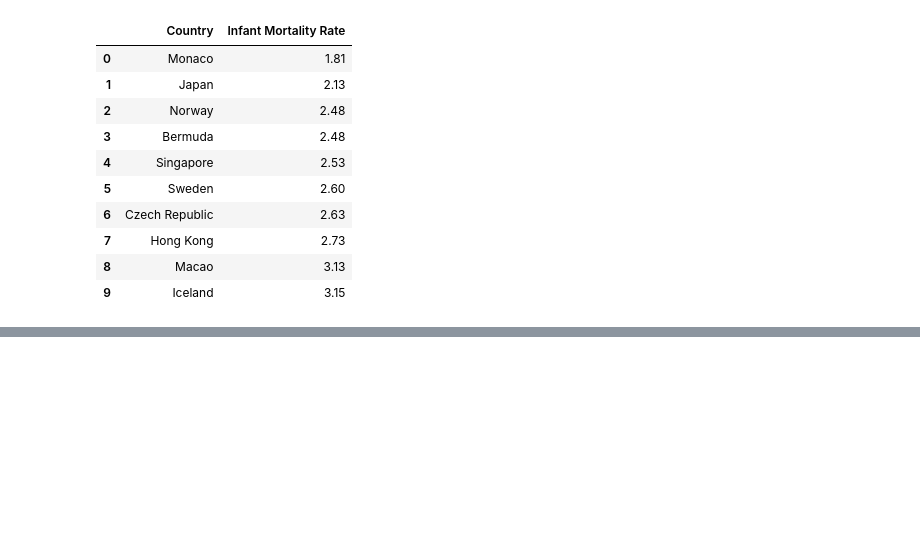
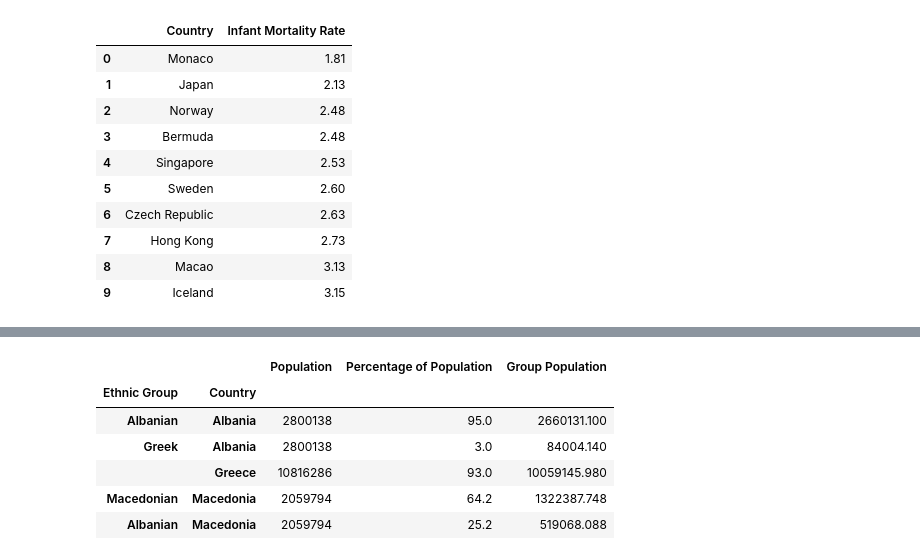
Before and after one commit to ch0ndawg/springboard, a Jupyter notebook: data_wrangling_xml/sliderule_dsi_xml_exercise.ipynb, the cells around one changed output, grey strips where cells are left out. Cells and saved outputs as stored; diff of their text form; code cells hidden in the pictures; blank space fills up the shorter version.

```diff
--- a/data_wrangling_xml/sliderule_dsi_xml_exercise.ipynb
+++ b/data_wrangling_xml/sliderule_dsi_xml_exercise.ipynb
@@ -183,0 +211,12 @@ pd.DataFrame(map(lambda tup: (tup[0],tup[1],\
+# %%
+edf['Group Population']= edf['Population']*edf['Percentage of Population']/100.0
+# %%
+edf.head() # it's now correctly grouped, by ethnic group, rather than by country
+# %% [output]
+|  |  | Population | Percentage of Population | Group Population |
+| Ethnic Group | Country |  |  |  |
+| Albanian | Albania | 2800138 | 95.0 | 2660131.100 |
+| Greek | Albania | 2800138 | 3.0 | 84004.140 |
+|  | Greece | 10816286 | 93.0 | 10059145.980 |
+| Macedonian | Macedonia | 2059794 | 64.2 | 1322387.748 |
+| Albanian | Macedonia | 2059794 | 25.2 | 519068.088 |
```
Also changed, not shown: parts of 5 cells of this notebook.
